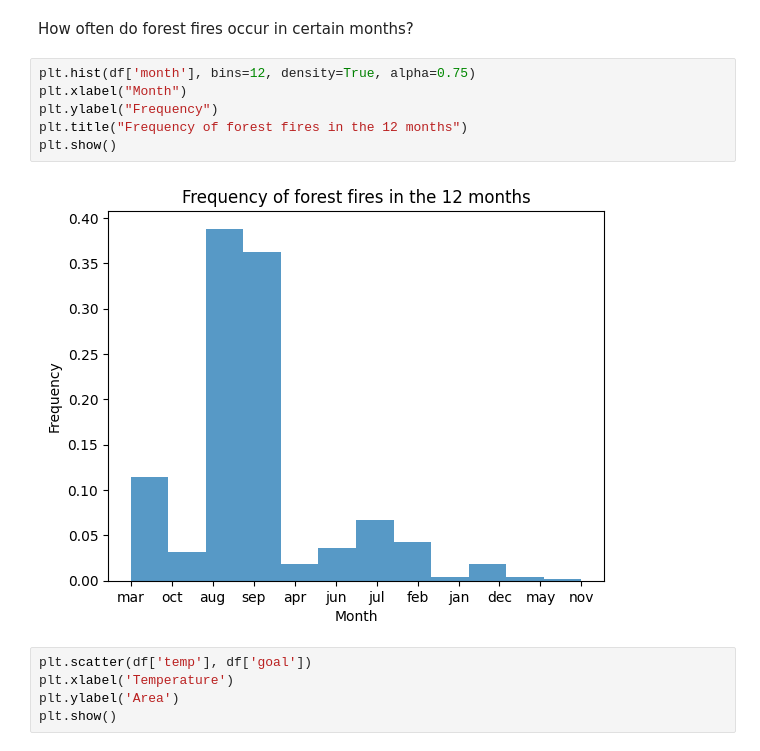
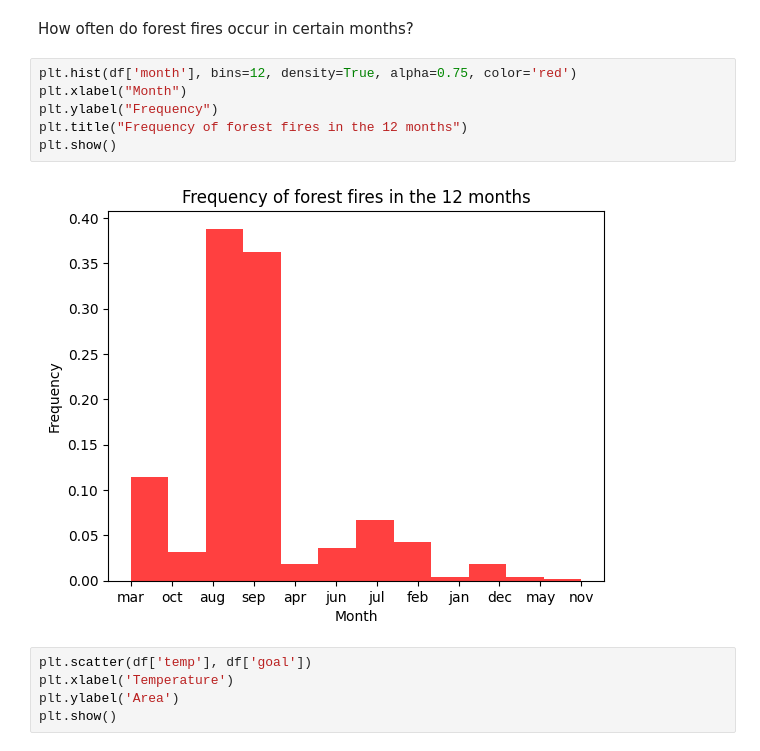
Before and after one commit to Matthewtershi/tamuhack24, a Jupyter notebook: main.ipynb, the cells around one changed output. Cells and saved outputs as stored; diff of their text form.

```diff
--- a/main.ipynb
+++ b/main.ipynb
@@ -54,13 +54,13 @@ plt.show()
 # %% [markdown]
 How often do forest fires occur in certain months?
 # %%
-plt.hist(df['month'], bins=12, density=True, alpha=0.75)
+plt.hist(df['month'], bins=12, density=True, alpha=0.75, color='red')
 plt.xlabel("Month")
 plt.ylabel("Frequency")
 plt.title("Frequency of forest fires in the 12 months")
 plt.show()
 # %% [output]
-[figure, old version]
+[figure, new version]
 # %%
 plt.scatter(df['temp'], df['goal'])
 plt.xlabel('Temperature')
```
Also changed, not shown: parts of 33 cells of this notebook.
